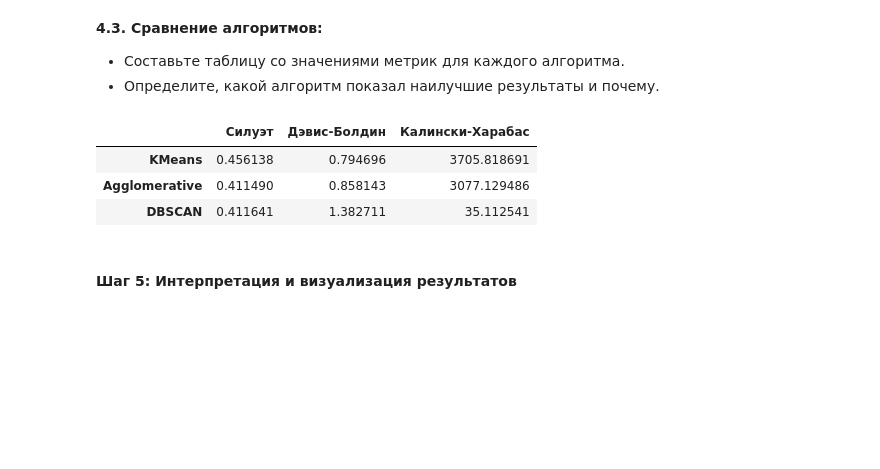
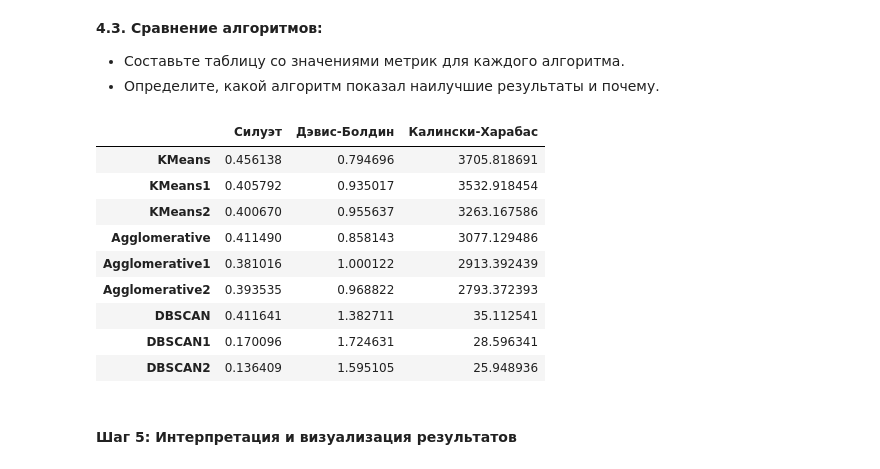
Before and after one commit to GDVevo/ml_uni, a Jupyter notebook: Практическая_работа_№11_Анализ_и_сегментация_клиентов_с_помощью_алгоритмов_кластеризации.ipynb, the cells around one changed output. Drawn from its saved outputs; the diff is of its cells as text; code cells hidden in the pictures; blank space fills up the shorter version.

```diff
--- a/Практическая_работа_№11_Анализ_и_сегментация_клиентов_с_помощью_алгоритмов_кластеризации.ipynb
+++ b/Практическая_работа_№11_Анализ_и_сегментация_клиентов_с_помощью_алгоритмов_кластеризации.ipynb
@@ -490,7 +506,11 @@ rfm_table_cleaned['cluster_hc'] = hc.fit_predict(X_scaled)
 from sklearn.cluster import DBSCAN
 
 dbscan = DBSCAN(eps=0.62, min_samples=3)
+dbscan1 = DBSCAN(eps=0.52, min_samples=3)
+dbscan2 = DBSCAN(eps=0.45, min_samples=3)
 rfm_table_cleaned['cluster_db'] = dbscan.fit_predict(X_scaled)
+rfm_table_cleaned['cluster_db1'] = dbscan1.fit_predict(X_scaled)
+rfm_table_cleaned['cluster_db2'] = dbscan2.fit_predict(X_scaled)
 # %% [markdown]
 #### **Шаг 4: Оценка качества кластеризации**
 # %% [markdown]
@@ -541,3 +522,36 @@ print(f"Индекс Калински-Харабаса (Calinski):    {ch_hc:.3f
+# %%
+# 4.1
+from sklearn.metrics import silhouette_score, davies_bouldin_score, calinski_harabasz_score
+
+sil_km = silhouette_score(X_scaled, rfm_table_cleaned['cluster_km'])
+db_km = davies_bouldin_score(X_scaled, rfm_table_cleaned['cluster_km'])
+ch_km = calinski_harabasz_score(X_scaled, rfm_table_cleaned['cluster_km'])
+sil_km1 = silhouette_score(X_scaled, rfm_table_cleaned['cluster_km1'])
+db_km1 = davies_bouldin_score(X_scaled, rfm_table_cleaned['cluster_km1'])
+ch_km1 = calinski_harabasz_score(X_scaled, rfm_table_cleaned['cluster_km1'])
+sil_km2 = silhouette_score(X_scaled, rfm_table_cleaned['cluster_km2'])
+db_km2 = davies_bouldin_score(X_scaled, rfm_table_cleaned['cluster_km2'])
+ch_km2 = calinski_harabasz_score(X_scaled, rfm_table_cleaned['cluster_km2'])
+# %%
+sil_db = silhouette_score(X_scaled, rfm_table_cleaned['cluster_db'])
+db_db = davies_bouldin_score(X_scaled, rfm_table_cleaned['cluster_db'])
+ch_db = calinski_harabasz_score(X_scaled, rfm_table_cleaned['cluster_db'])
+sil_db1 = silhouette_score(X_scaled, rfm_table_cleaned['cluster_db1'])
+db_db1 = davies_bouldin_score(X_scaled, rfm_table_cleaned['cluster_db1'])
+ch_db1 = calinski_harabasz_score(X_scaled, rfm_table_cleaned['cluster_db1'])
+sil_db2 = silhouette_score(X_scaled, rfm_table_cleaned['cluster_db2'])
+db_db2 = davies_bouldin_score(X_scaled, rfm_table_cleaned['cluster_db2'])
+ch_db2 = calinski_harabasz_score(X_scaled, rfm_table_cleaned['cluster_db2'])
+# %%
+sil_hc = silhouette_score(X_scaled, rfm_table_cleaned['cluster_hc'])
+db_hc = davies_bouldin_score(X_scaled, rfm_table_cleaned['cluster_hc'])
+ch_hc = calinski_harabasz_score(X_scaled, rfm_table_cleaned['cluster_hc'])
+sil_hc1 = silhouette_score(X_scaled, rfm_table_cleaned['cluster_hc1'])
+db_hc1 = davies_bouldin_score(X_scaled, rfm_table_cleaned['cluster_hc1'])
+ch_hc1 = calinski_harabasz_score(X_scaled, rfm_table_cleaned['cluster_hc1'])
+sil_hc2 = silhouette_score(X_scaled, rfm_table_cleaned['cluster_hc2'])
+db_hc2 = davies_bouldin_score(X_scaled, rfm_table_cleaned['cluster_hc2'])
+ch_hc2 = calinski_harabasz_score(X_scaled, rfm_table_cleaned['cluster_hc2'])
 # %% [markdown]
 **4.2. Внешние метрики (если доступны истинные метки):**
 
@@ -553,16 +567,28 @@ print(f"Индекс Калински-Харабаса (Calinski):    {ch_hc:.3f
 # %%
 # 4.3
 cluster_results = {}
 cluster_results['KMeans'] = [sil_km, db_km, ch_km]
+cluster_results['KMeans1'] = [sil_km1, db_km1, ch_km1]
+cluster_results['KMeans2'] = [sil_km2, db_km2, ch_km2]
 cluster_results['Agglomerative'] = [sil_hc, db_hc, ch_hc]
+cluster_results['Agglomerative1'] = [sil_hc1, db_hc1, ch_hc1]
+cluster_results['Agglomerative2'] = [sil_hc2, db_hc2, ch_hc2]
 cluster_results['DBSCAN'] = [sil_db, db_db, ch_db]
+cluster_results['DBSCAN1'] = [sil_db1, db_db1, ch_db1]
+cluster_results['DBSCAN2'] = [sil_db2, db_db2, ch_db2]
 clust_res = pd.DataFrame.from_dict(cluster_results, orient='index', columns=['Силуэт', 'Дэвис-Болдин', 'Калински-Харабас'])
 clust_res
 # %% [output]
 |  | Силуэт | Дэвис-Болдин | Калински-Харабас |
 | KMeans | 0.456138 | 0.794696 | 3705.818691 |
+| KMeans1 | 0.405792 | 0.935017 | 3532.918454 |
+| KMeans2 | 0.400670 | 0.955637 | 3263.167586 |
 | Agglomerative | 0.411490 | 0.858143 | 3077.129486 |
+| Agglomerative1 | 0.381016 | 1.000122 | 2913.392439 |
+| Agglomerative2 | 0.393535 | 0.968822 | 2793.372393 |
 | DBSCAN | 0.411641 | 1.382711 | 35.112541 |
+| DBSCAN1 | 0.170096 | 1.724631 | 28.596341 |
+| DBSCAN2 | 0.136409 | 1.595105 | 25.948936 |
 # %% [markdown]
 #### **Шаг 5: Интерпретация и визуализация результатов**
 # %% [markdown]
```
Also changed, not shown: parts of 17 cells of this notebook.
